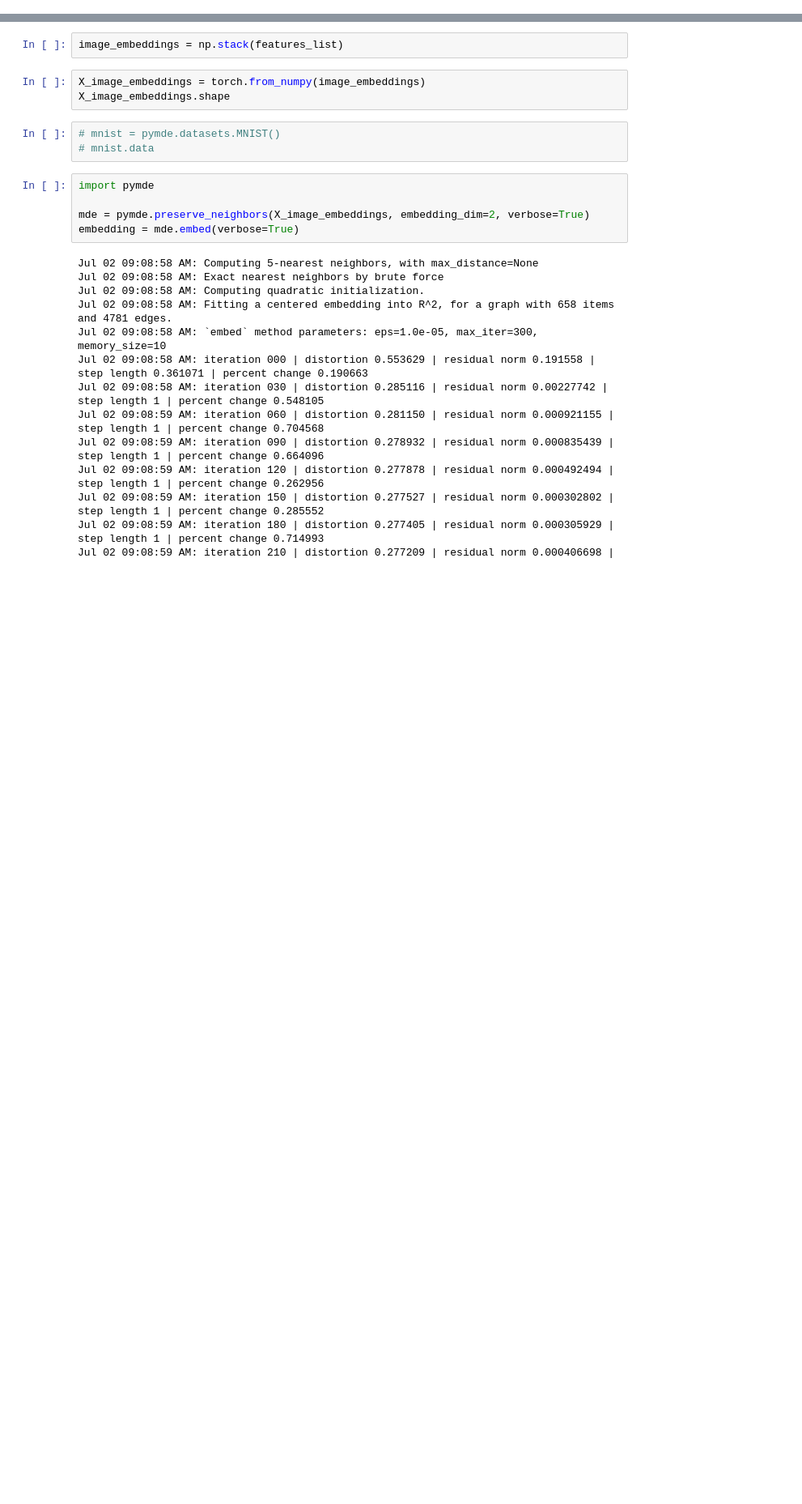
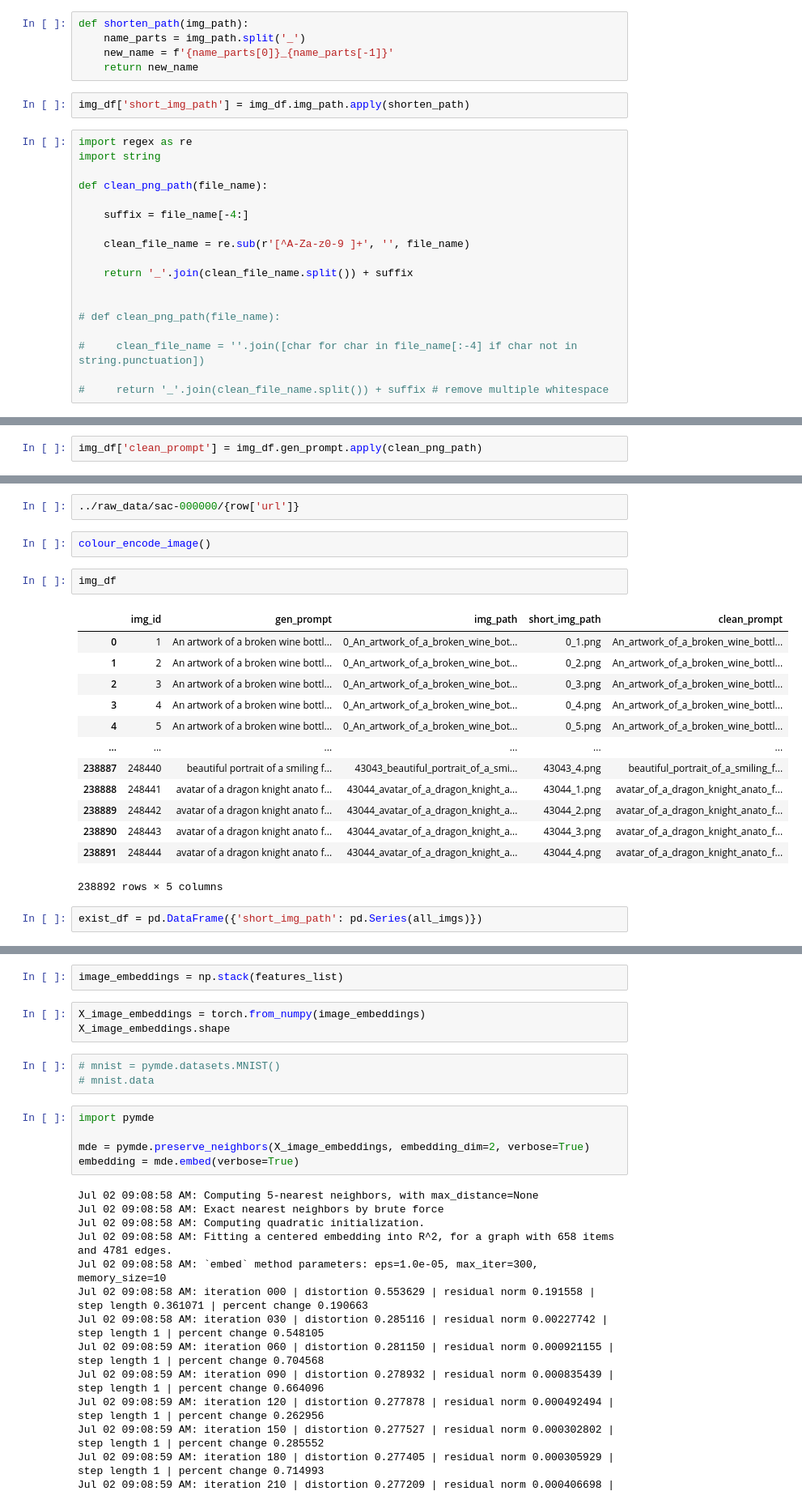
Before and after one commit to alecsharpie/game_asset_creation, a Jupyter notebook: notebooks/create_embedded_image_assets.ipynb, the cells around one changed output, grey strips where cells are left out. Shown at 81% size. Saved outputs shown, nothing was run; the diff lists cells and outputs as text; blank space fills up the shorter version.

```diff
--- a/notebooks/create_embedded_image_assets.ipynb
+++ b/notebooks/create_embedded_image_assets.ipynb
@@ -5,0 +31,25 @@ import numpy as np
+# %%
+def shorten_path(img_path):
+    name_parts = img_path.split('_')
+    new_name = f'{name_parts[0]}_{name_parts[-1]}'
+    return new_name
+# %%
+img_df['short_img_path'] = img_df.img_path.apply(shorten_path)
+# %%
+import regex as re
+import string
+
+def clean_png_path(file_name):
+
+    suffix = file_name[-4:]
+
+    clean_file_name = re.sub(r'[^A-Za-z0-9 ]+', '', file_name)
+
+    return '_'.join(clean_file_name.split()) + suffix
+
+
+# def clean_png_path(file_name):
+
+#     clean_file_name = ''.join([char for char in file_name[:-4] if char not in string.punctuation])
+
+#     return '_'.join(clean_file_name.split()) + suffix # remove multiple whitespace
@@ -6,3 +72,5 @@ import numpy as np
+# %%
+img_df['clean_prompt'] = img_df.gen_prompt.apply(clean_png_path)
 # %%
 # https://github.com/google-research-datasets/conceptual-captions/blob/master/LICENSE
 # https://ai.google.com/research/ConceptualCaptions/download
@@ -29,0 +115,22 @@ def clip_encode_image(pil_img):
+# %%
+../raw_data/sac-000000/{row['url']}
+# %%
+colour_encode_image()
+# %%
+img_df
+# %% [output]
+|  | img_id | gen_prompt | img_path | short_img_path | clean_prompt |
+| 0 | 1 | An artwork of a broken wine bottl... | 0_An_artwork_of_a_broken_wine_bot... | 0_1.png | An_artwork_of_a_broken_wine_bottl... |
+| 1 | 2 | An artwork of a broken wine bottl... | 0_An_artwork_of_a_broken_wine_bot... | 0_2.png | An_artwork_of_a_broken_wine_bottl... |
+| 2 | 3 | An artwork of a broken wine bottl... | 0_An_artwork_of_a_broken_wine_bot... | 0_3.png | An_artwork_of_a_broken_wine_bottl... |
+| 3 | 4 | An artwork of a broken wine bottl... | 0_An_artwork_of_a_broken_wine_bot... | 0_4.png | An_artwork_of_a_broken_wine_bottl... |
+| 4 | 5 | An artwork of a broken wine bottl... | 0_An_artwork_of_a_broken_wine_bot... | 0_5.png | An_artwork_of_a_broken_wine_bottl... |
+| ... | ... | ... | ... | ... | ... |
+| 238887 | 248440 | beautiful portrait of a smiling f... | 43043_beautiful_portrait_of_a_smi... | 43043_4.png | beautiful_portrait_of_a_smiling_f... |
+| 238888 | 248441 | avatar of a dragon knight anato f... | 43044_avatar_of_a_dragon_knight_a... | 43044_1.png | avatar_of_a_dragon_knight_anato_f... |
+| 238889 | 248442 | avatar of a dragon knight anato f... | 43044_avatar_of_a_dragon_knight_a... | 43044_2.png | avatar_of_a_dragon_knight_anato_f... |
+| 238890 | 248443 | avatar of a dragon knight anato f... | 43044_avatar_of_a_dragon_knight_a... | 43044_3.png | avatar_of_a_dragon_knight_anato_f... |
+| 238891 | 248444 | avatar of a dragon knight anato f... | 43044_avatar_of_a_dragon_knight_a... | 43044_4.png | avatar_of_a_dragon_knight_anato_f... |
+238892 rows × 5 columns
+# %%
+exist_df = pd.DataFrame({'short_img_path': pd.Series(all_imgs)})
```
Also changed, not shown: parts of 19 cells of this notebook.
